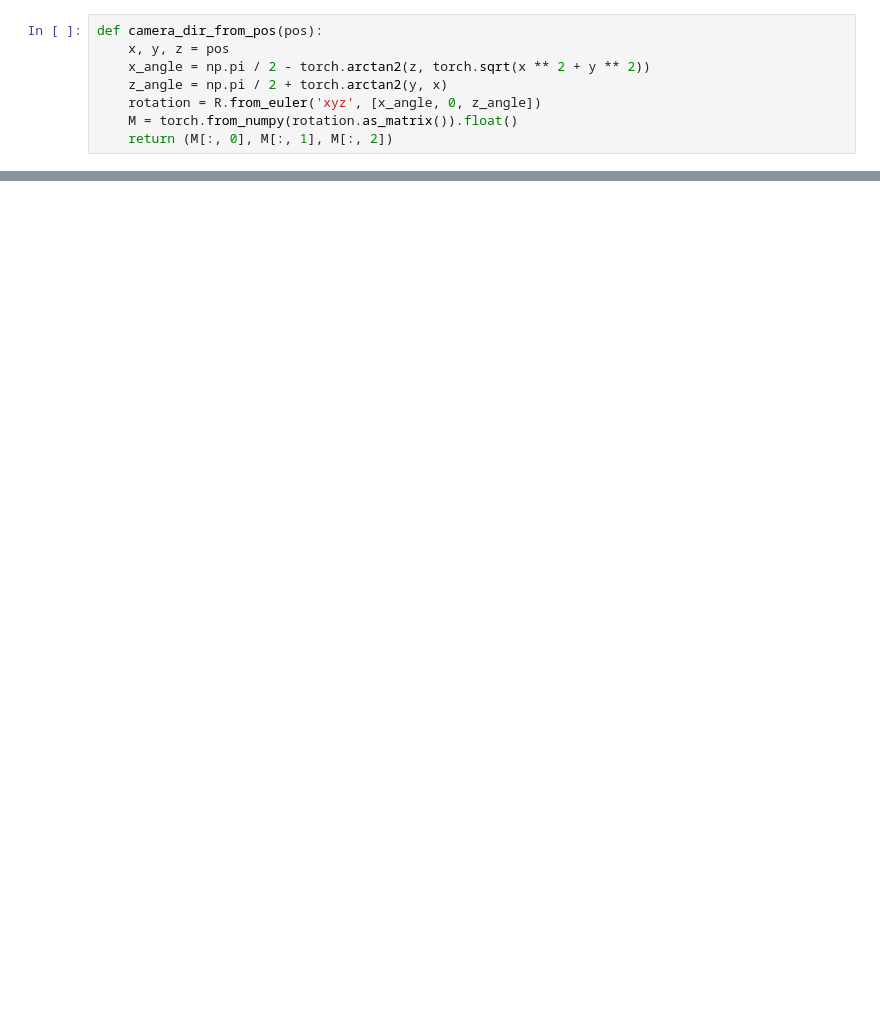
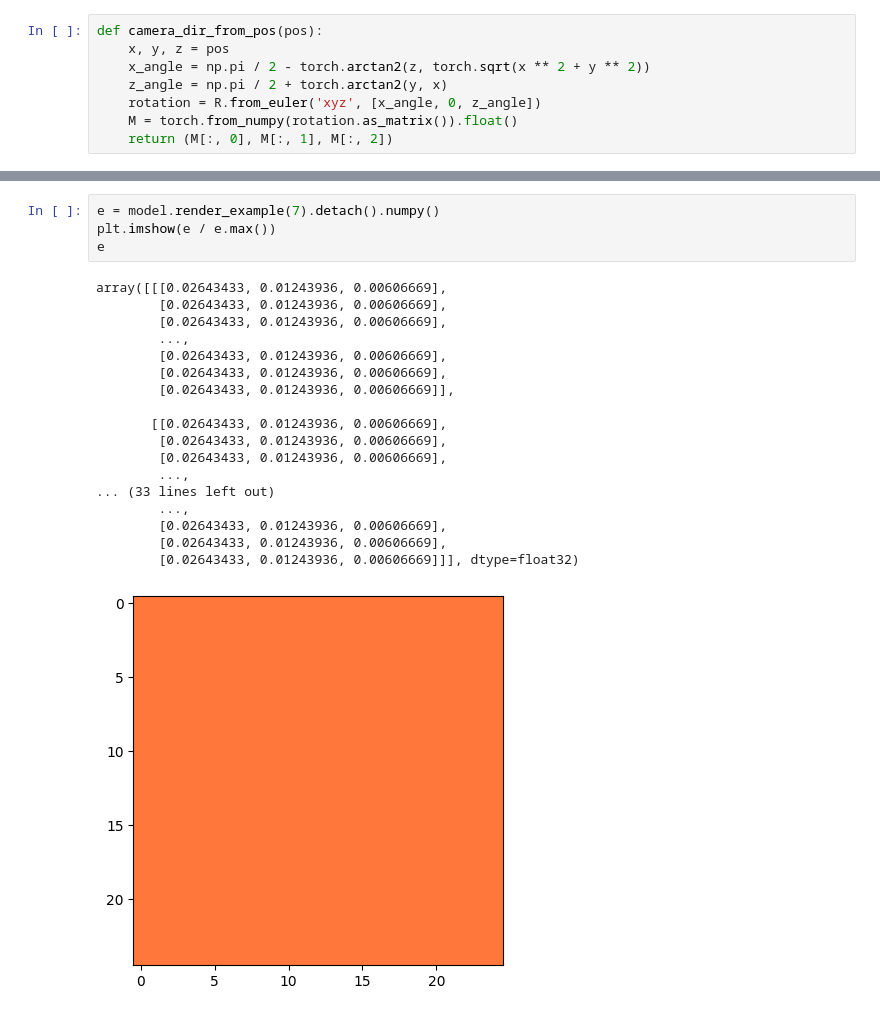
Before and after one commit to rikingurditta/cs898-NeRF, a Jupyter notebook: nerf.ipynb, the cells around one changed output, grey strips where cells are left out. Drawn from its saved outputs; the diff is of its cells as text; blank space fills up the shorter version.

```diff
--- a/nerf.ipynb
+++ b/nerf.ipynb
@@ -293,0 +305,23 @@ print(np.linalg.norm(gt_img_cpu), np.linalg.norm(gen_img_cpu))
+# %%
+e = model.render_example(7).detach().numpy()
+plt.imshow(e / e.max())
+e
+# %% [output]
+array([[[0.02643433, 0.01243936, 0.00606669],
+        [0.02643433, 0.01243936, 0.00606669],
+        [0.02643433, 0.01243936, 0.00606669],
+        ...,
+        [0.02643433, 0.01243936, 0.00606669],
+        [0.02643433, 0.01243936, 0.00606669],
+        [0.02643433, 0.01243936, 0.00606669]],
+
+       [[0.02643433, 0.01243936, 0.00606669],
+        [0.02643433, 0.01243936, 0.00606669],
+        [0.02643433, 0.01243936, 0.00606669],
+        ...,
+... (33 lines left out)
+        ...,
+        [0.02643433, 0.01243936, 0.00606669],
+        [0.02643433, 0.01243936, 0.00606669],
+        [0.02643433, 0.01243936, 0.00606669]]], dtype=float32)
+[figure, added]
```
Also changed, not shown: parts of 15 cells of this notebook.
